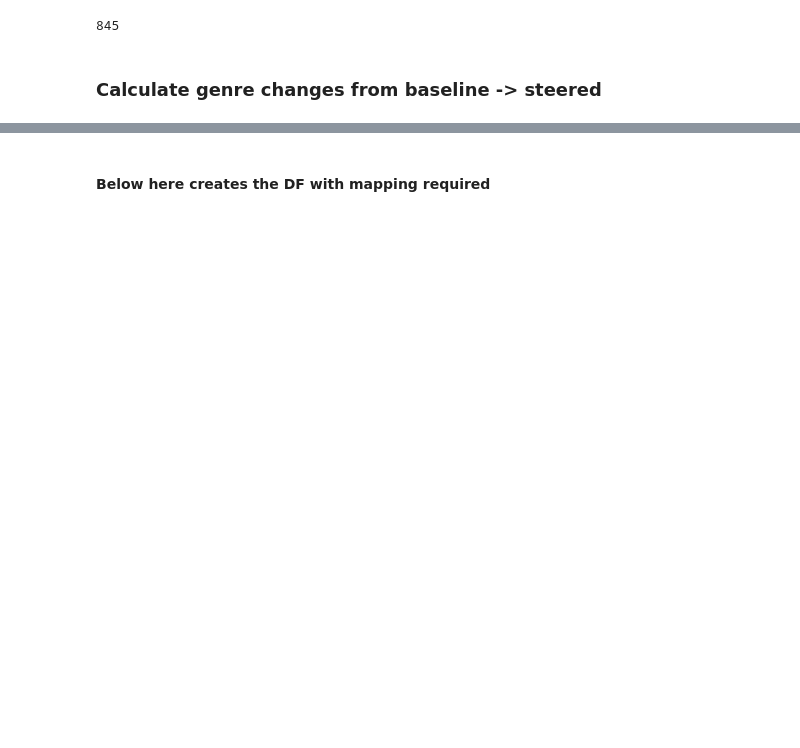
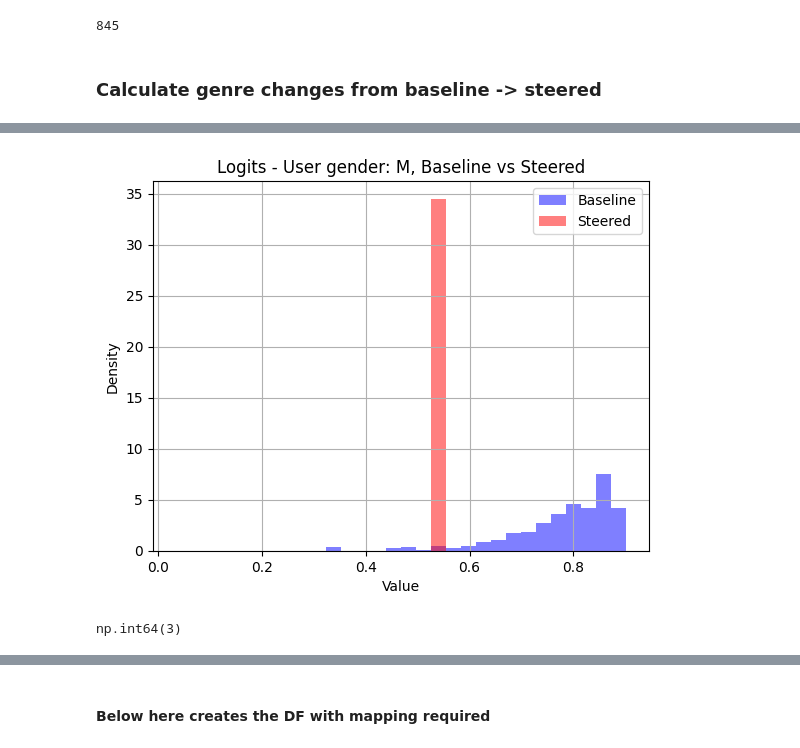
Before and after one commit to jessmka/steering, a Jupyter notebook: ranking_eval_test.ipynb, the cells around one changed output, grey strips where cells are left out. Drawn from its saved outputs; the diff is of its cells as text; code cells hidden in the pictures; blank space fills up the shorter version.

```diff
--- a/ranking_eval_test.ipynb
+++ b/ranking_eval_test.ipynb
@@ -248,11 +221,14 @@ for user in df['user_id'].unique():
     if gender_dict[user] == 'M':
         baseline_ndcg_m.append(ndcg_at_k(b, 10))
         steered_ndcg_m.append(ndcg_at_k(s, 10))
-    else:
+    elif gender_dict[user] == 'F':
         baseline_ndcg_f.append(ndcg_at_k(b, 10))
         steered_ndcg_f.append(ndcg_at_k(s, 10))
 
 
 
-print(np.mean(baseline_ndcg_f), np.mean(baseline_ndcg_m), np.mean(steered_ndcg_f), np.mean(steered_ndcg_m))
+print('Baseline NDCG Gender=F: ', np.mean(baseline_ndcg_f), '\n',
+      'Baseline NDCG Gender=M: ', np.mean(baseline_ndcg_m), '\n',
+      'Steered NDCG Gender=F: ',np.mean(steered_ndcg_f), '\n',
+      'Steered NDCG Gender=M: ', np.mean(steered_ndcg_m)), '\n',
 # %% [output]
@@ -266,0 +375,15 @@ np.float64(0.0022596206659544205)
+# %%
+get_recs = GetRecs('movie', folder, model_name)
+data_dict = get_recs.get_data_dict()
+
+# Get a list of (key, value) pairs
+items = list(data_dict.items())
+
+np.random.seed(42)
+
+# Randomly sample the desired number of users
+if size_of_sample > len(data_dict):
+    size_of_sample = len(data_dict)
+new_dict = dict(random.sample(items, size_of_sample))
+embedding_data_dict = get_recs.get_prompts_hidden(new_dict, gender_dict)
+regress_list, results = get_recs.get_regress_list(embedding_data_dict)
@@ -266,0 +484,16 @@ np.float64(0.0022596206659544205)
+# %%
+# Plot both histograms with density=True
+plt.hist(plot_logits_M['baseline'], bins=bins, density=True, alpha=0.5, label='Baseline', color='blue')
+plt.hist(plot_logits_M['steered'], bins=bins, density=True, alpha=0.5, label='Steered', color='red')
+
+# Add labels, title, and legend
+plt.xlabel('Value')
+plt.ylabel('Density')
+plt.title('Logits - User gender: M, Baseline vs Steered')
+plt.legend()
+plt.grid(True)
+
+# Display the plot
+plt.show()
+# %% [output]
+[figure, added]
@@ -266,0 +532,4 @@ np.float64(0.0022596206659544205)
+# %%
+np.count_nonzero(logreg_elastic.coef_ > 0)
+# %% [output]
+np.int64(3)
```
Also changed, not shown: parts of 57 cells of this notebook.
